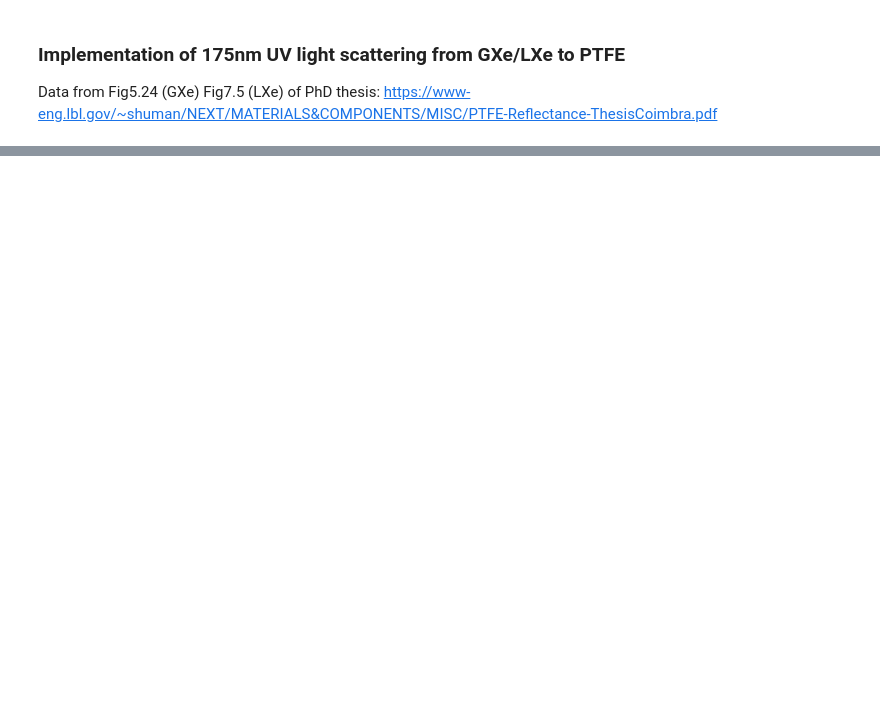
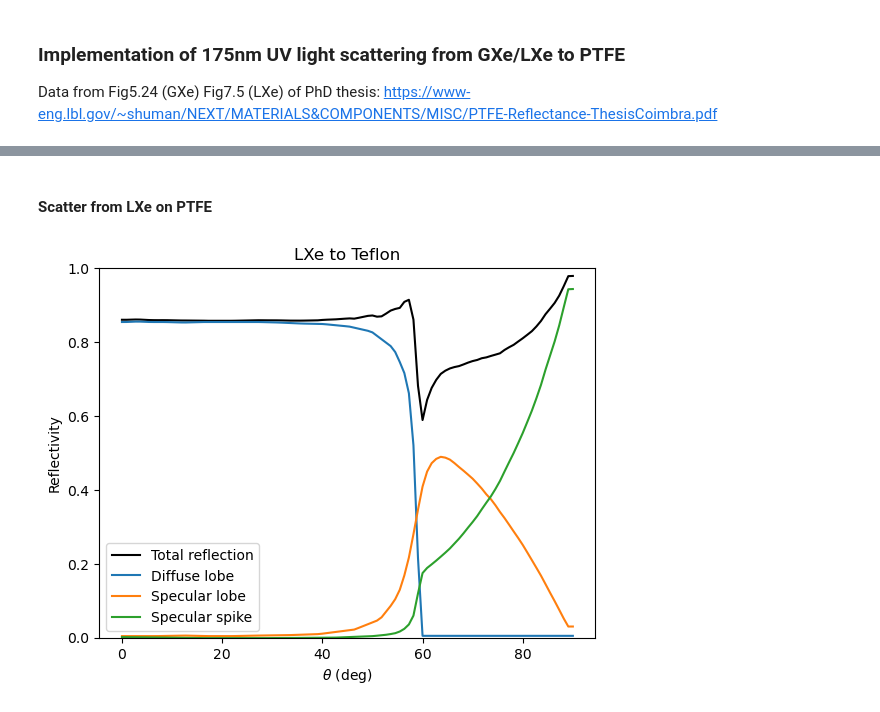
Before and after one commit to acolijn/OptoSim, a Jupyter notebook: notebook/PTFEScatterVerification.ipynb, the cells around one changed output, grey strips where cells are left out. Drawn from its saved outputs; the diff is of its cells as text; code cells hidden in the pictures; blank space fills up the shorter version.

```diff
--- a/notebook/PTFEScatterVerification.ipynb
+++ b/notebook/PTFEScatterVerification.ipynb
@@ -98,0 +44,6 @@ plt.legend()
+# %% [markdown]
+#### Scatter from LXe on PTFE
+# %%
+plot_scatter('LXe')
+# %% [output]
+[figure, added]
```
Also changed, not shown: parts of 7 cells of this notebook, 10 other files.
